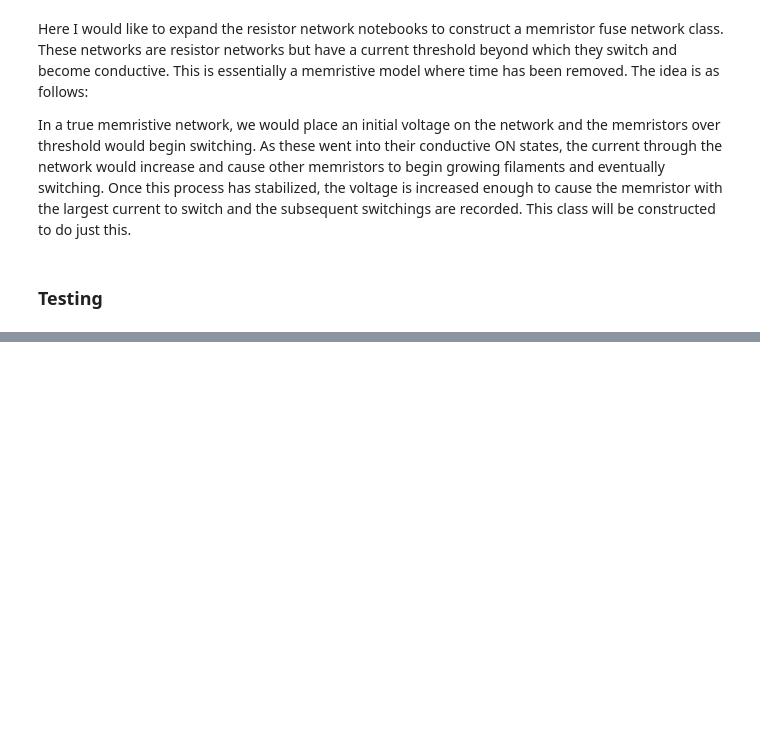
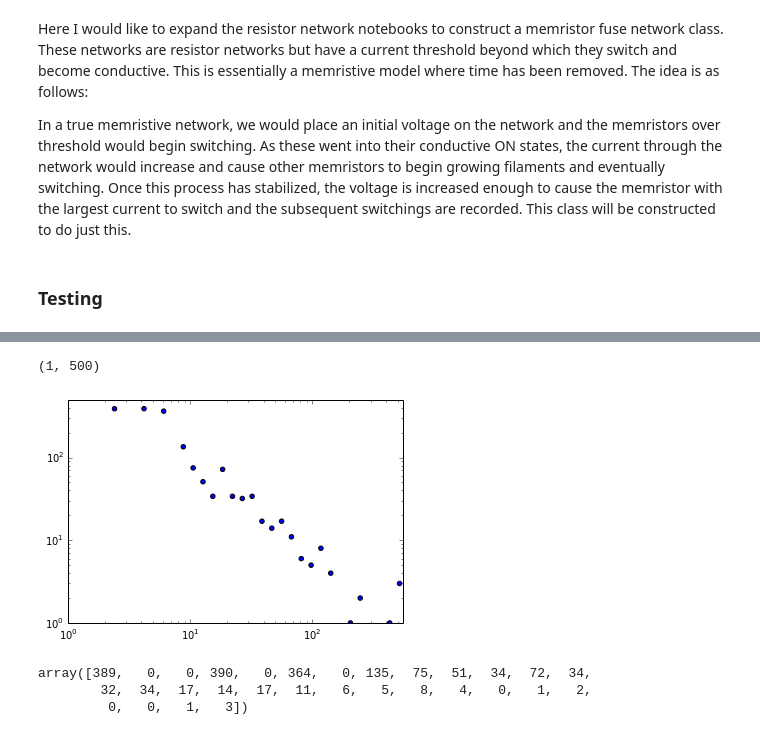
Before and after one commit to forrestsheldon/memNets, a Jupyter notebook: Memristor_Fuse_Network.ipynb, the cells around one changed output, grey strips where cells are left out. Saved outputs shown, nothing was run; the diff lists cells and outputs as text; code cells hidden in the pictures; blank space fills up the shorter version.

```diff
--- a/Memristor_Fuse_Network.ipynb
+++ b/Memristor_Fuse_Network.ipynb
@@ -126,0 +190,19 @@ testnet.external_voltages[0:L] = testnet.external_voltages[0] * testnet.I_thresh
+# %%
+avalanche_size = np.array([sum(i) for i in switchings])
+hist, bins = np.histogram(np.log10(avalanche_size[np.logical_and(avalanche_size>0, avalanche_size<1500)]), bins=30)
+fig, ax = plt.subplots()
+
+ax.scatter(10**bins[1:], hist)
+ax.set_xscale('log')
+ax.set_yscale('log')
+ax.set_xlim(1, 550)
+ax.set_ylim(1, 500)
+# %% [output]
+(1, 500)
+[figure, added]
+# %%
+hist
+# %% [output]
+array([389,   0,   0, 390,   0, 364,   0, 135,  75,  51,  34,  72,  34,
+        32,  34,  17,  14,  17,  11,   6,   5,   8,   4,   0,   1,   2,
+         0,   0,   1,   3])
```
Also changed, not shown: parts of 16 cells of this notebook, 1 other file.
